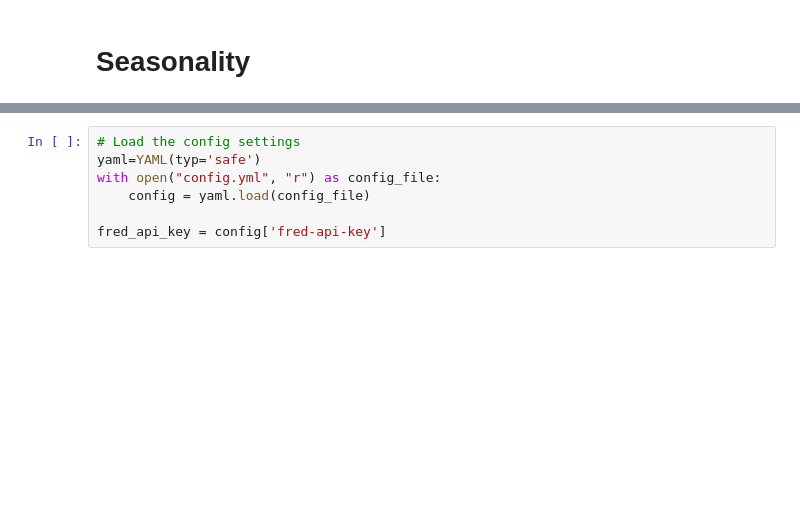
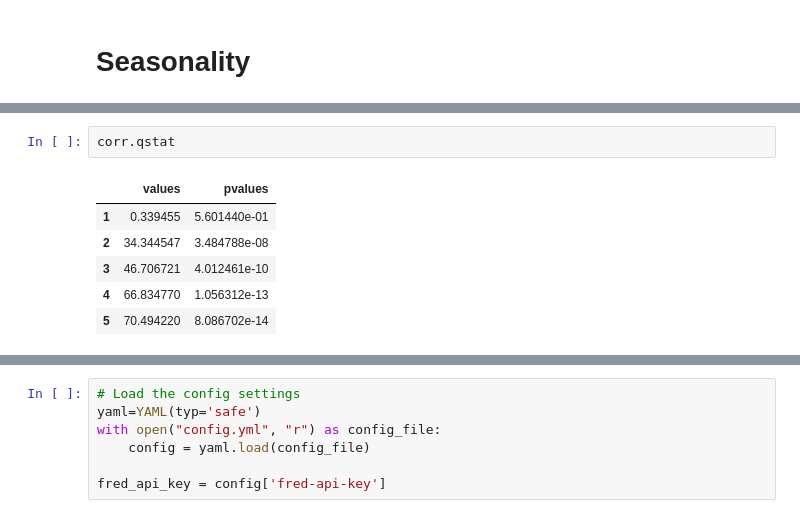
Before and after one commit to jonathanmishler/box_jenkins, a Jupyter notebook: Seasonality.ipynb, the cells around one changed output, grey strips where cells are left out. Drawn from its saved outputs; the diff is of its cells as text; blank space fills up the shorter version.

Commit message:
ACF, PACF, and QStat class working

```diff
--- a/Seasonality.ipynb
+++ b/Seasonality.ipynb
@@ -12,0 +17,9 @@ from box_jenkins import Corr
+# %%
+corr.qstat
+# %% [output]
+|  | values | pvalues |
+| 1 | 0.339455 | 5.601440e-01 |
+| 2 | 34.344547 | 3.484788e-08 |
+| 3 | 46.706721 | 4.012461e-10 |
+| 4 | 66.834770 | 1.056312e-13 |
+| 5 | 70.494220 | 8.086702e-14 |
```
Also changed, not shown: parts of 10 cells of this notebook, 1 other file.
